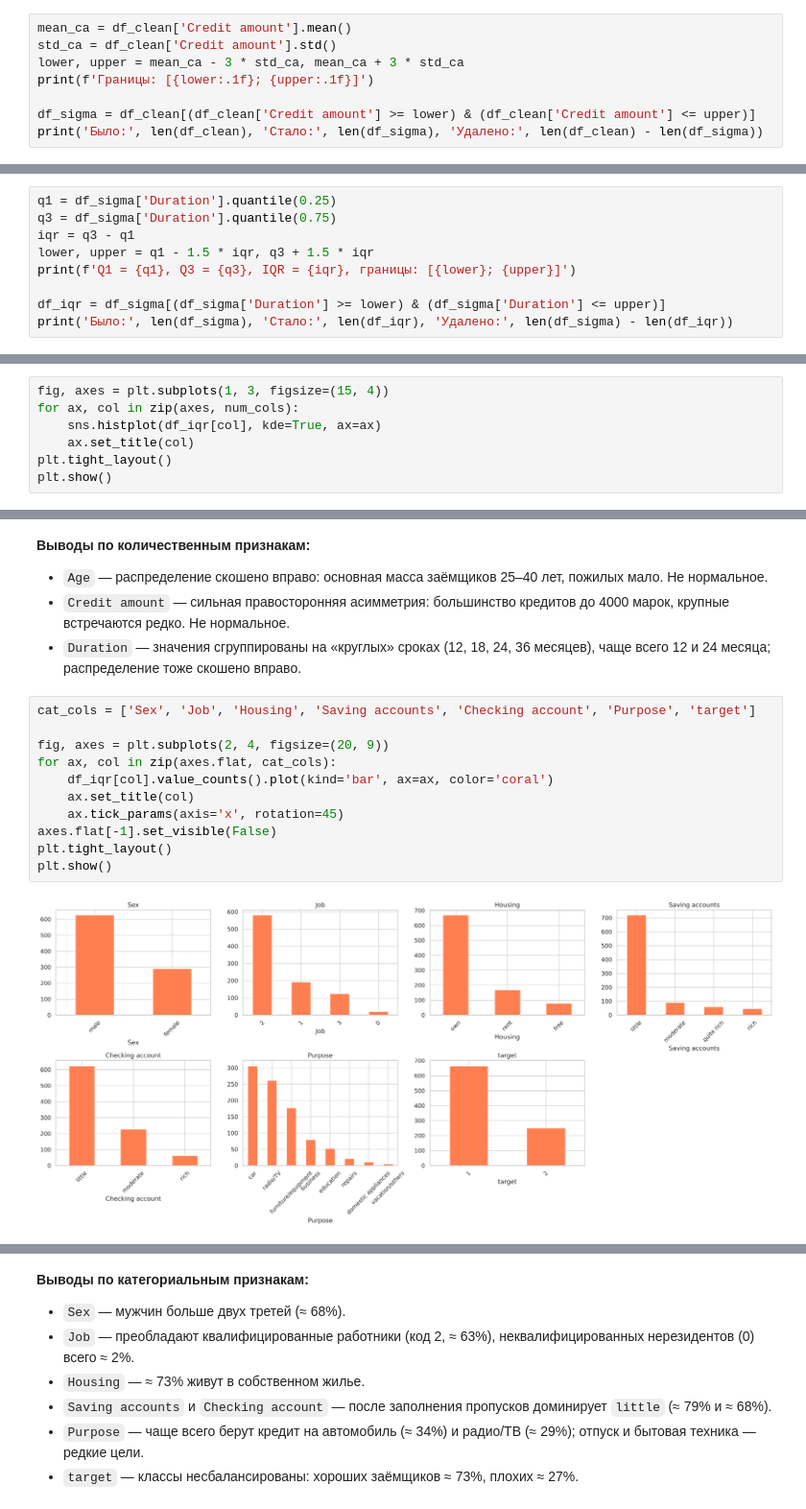
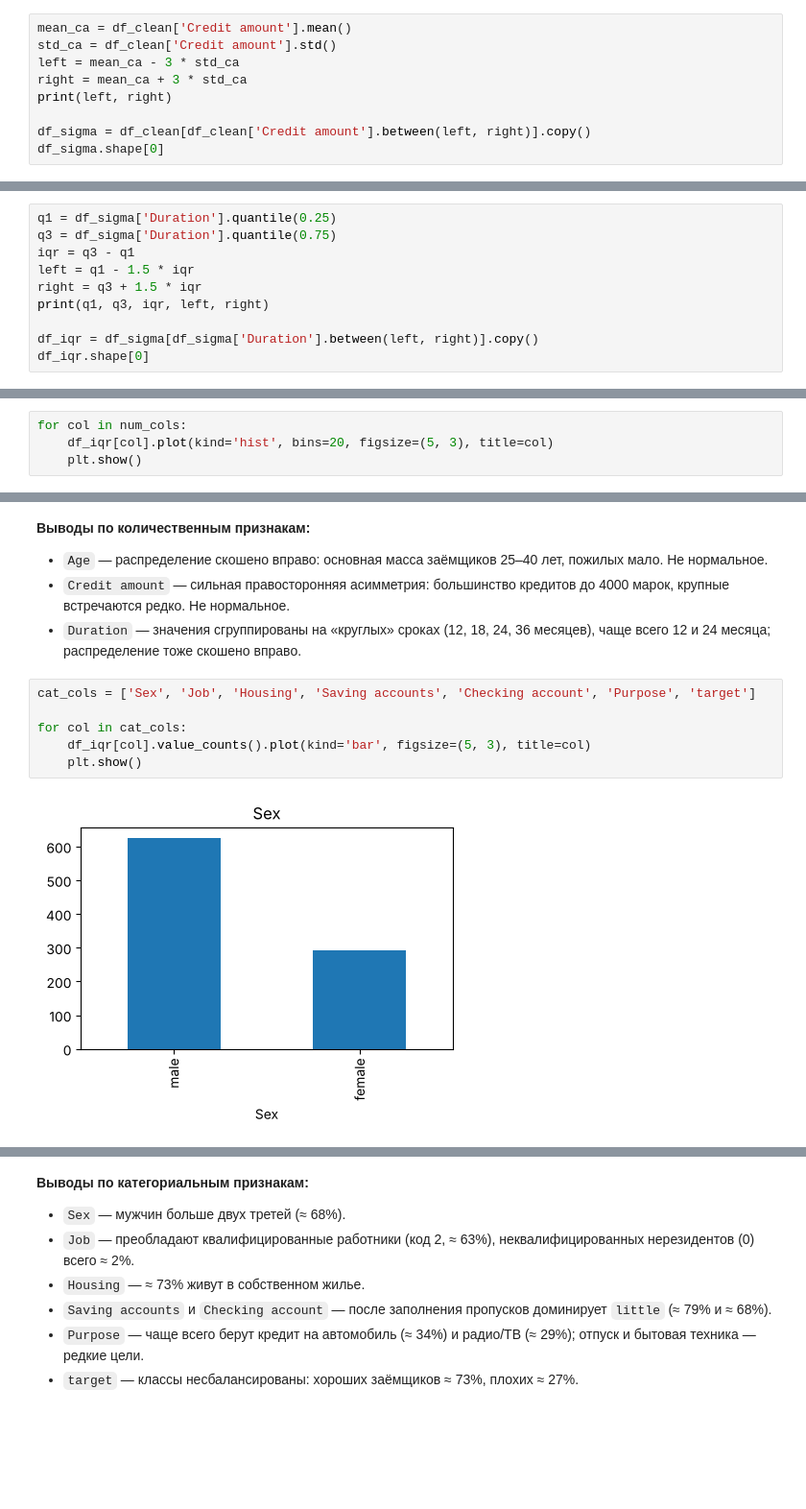
Before and after one commit to armenianhasl/andan, a Jupyter notebook: andan/german_credit_project.ipynb, the cells around one changed output, grey strips where cells are left out. Shown at 96% size. Saved outputs shown, nothing was run; the diff lists cells and outputs as text; blank space fills up the shorter version.

```diff
--- a/andan/german_credit_project.ipynb
+++ b/andan/german_credit_project.ipynb
@@ -147,9 +158,10 @@ plt.show()
 # %%
 mean_ca = df_clean['Credit amount'].mean()
 std_ca = df_clean['Credit amount'].std()
-lower, upper = mean_ca - 3 * std_ca, mean_ca + 3 * std_ca
-print(f'Границы: [{lower:.1f}; {upper:.1f}]')
+left = mean_ca - 3 * std_ca
+right = mean_ca + 3 * std_ca
+print(left, right)
 
-df_sigma = df_clean[(df_clean['Credit amount'] >= lower) & (df_clean['Credit amount'] <= upper)]
-print('Было:', len(df_clean), 'Стало:', len(df_sigma), 'Удалено:', len(df_clean) - len(df_sigma))
+df_sigma = df_clean[df_clean['Credit amount'].between(left, right)].copy()
+df_sigma.shape[0]
 # %% [output]
@@ -163,9 +175,10 @@ print('Было:', len(df_clean), 'Стало:', len(df_sigma), 'Удалено:
 q1 = df_sigma['Duration'].quantile(0.25)
 q3 = df_sigma['Duration'].quantile(0.75)
 iqr = q3 - q1
-lower, upper = q1 - 1.5 * iqr, q3 + 1.5 * iqr
-print(f'Q1 = {q1}, Q3 = {q3}, IQR = {iqr}, границы: [{lower}; {upper}]')
+left = q1 - 1.5 * iqr
+right = q3 + 1.5 * iqr
+print(q1, q3, iqr, left, right)
 
-df_iqr = df_sigma[(df_sigma['Duration'] >= lower) & (df_sigma['Duration'] <= upper)]
-print('Было:', len(df_sigma), 'Стало:', len(df_iqr), 'Удалено:', len(df_sigma) - len(df_iqr))
+df_iqr = df_sigma[df_sigma['Duration'].between(left, right)].copy()
+df_iqr.shape[0]
 # %% [output]
@@ -177,10 +190,3 @@ Q1 = 12.0, Q3 = 24.0, IQR = 12.0, границы: [-6.0; 42.0]
 - Дальше работаем с `df_iqr` — **917 наблюдений**.
 # %% [markdown]
 ## Визуализация
-# %%
-fig, axes = plt.subplots(1, 3, figsize=(15, 4))
-for ax, col in zip(axes, num_cols):
-    sns.histplot(df_iqr[col], kde=True, ax=ax)
-    ax.set_title(col)
-plt.tight_layout()
-plt.show()
@@ -188,0 +193,4 @@ plt.show()
+# %%
+for col in num_cols:
+    df_iqr[col].plot(kind='hist', bins=20, figsize=(5, 3), title=col)
+    plt.show()
@@ -194,13 +206,8 @@ plt.show()
 # %%
 cat_cols = ['Sex', 'Job', 'Housing', 'Saving accounts', 'Checking account', 'Purpose', 'target']
 
-fig, axes = plt.subplots(2, 4, figsize=(20, 9))
-for ax, col in zip(axes.flat, cat_cols):
-    df_iqr[col].value_counts().plot(kind='bar', ax=ax, color='coral')
-    ax.set_title(col)
-    ax.tick_params(axis='x', rotation=45)
-axes.flat[-1].set_visible(False)
-plt.tight_layout()
-plt.show()
+for col in cat_cols:
+    df_iqr[col].value_counts().plot(kind='bar', figsize=(5, 3), title=col)
+    plt.show()
 # %% [output]
-[figure, old version]
+[figure, new version]
```
Also changed, not shown: parts of 80 cells of this notebook, 1 other file.
